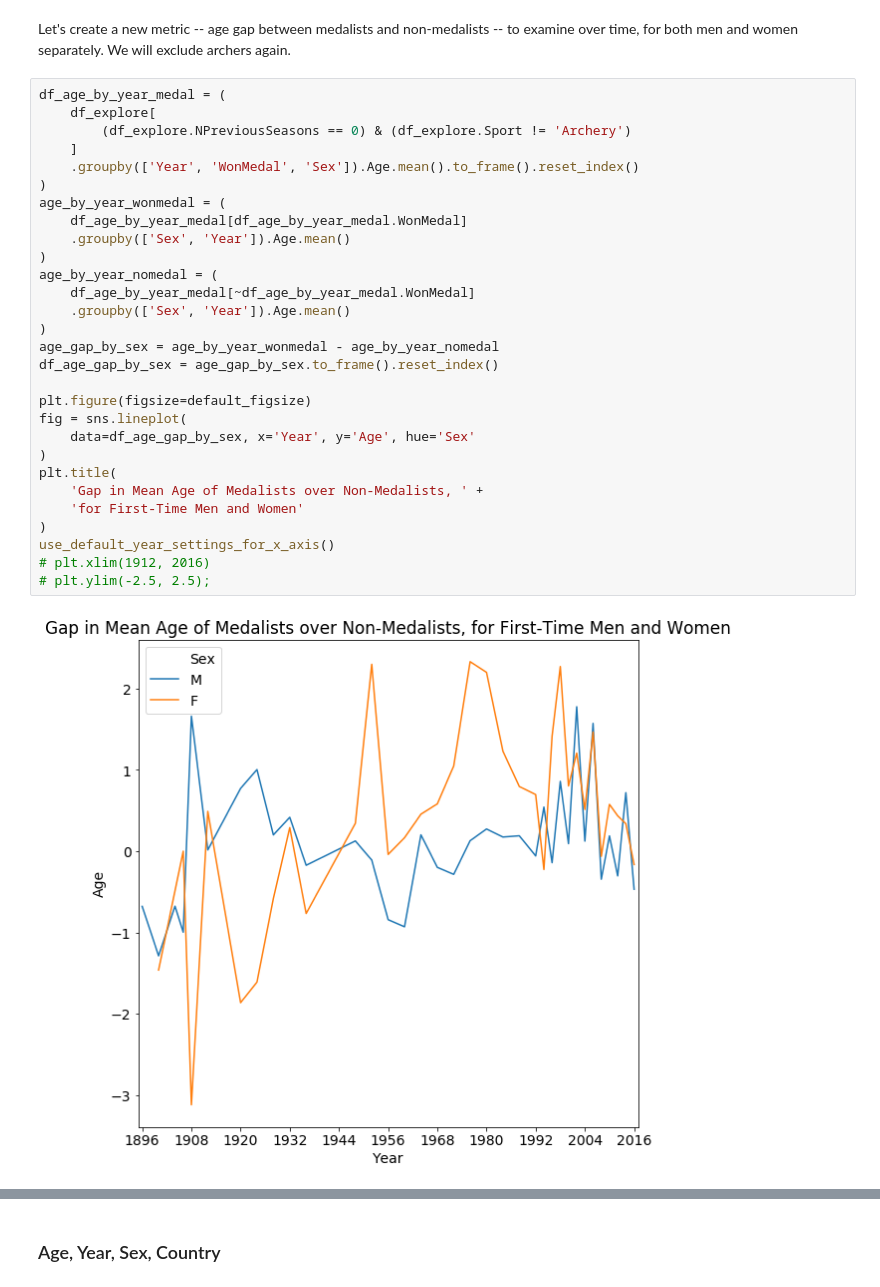
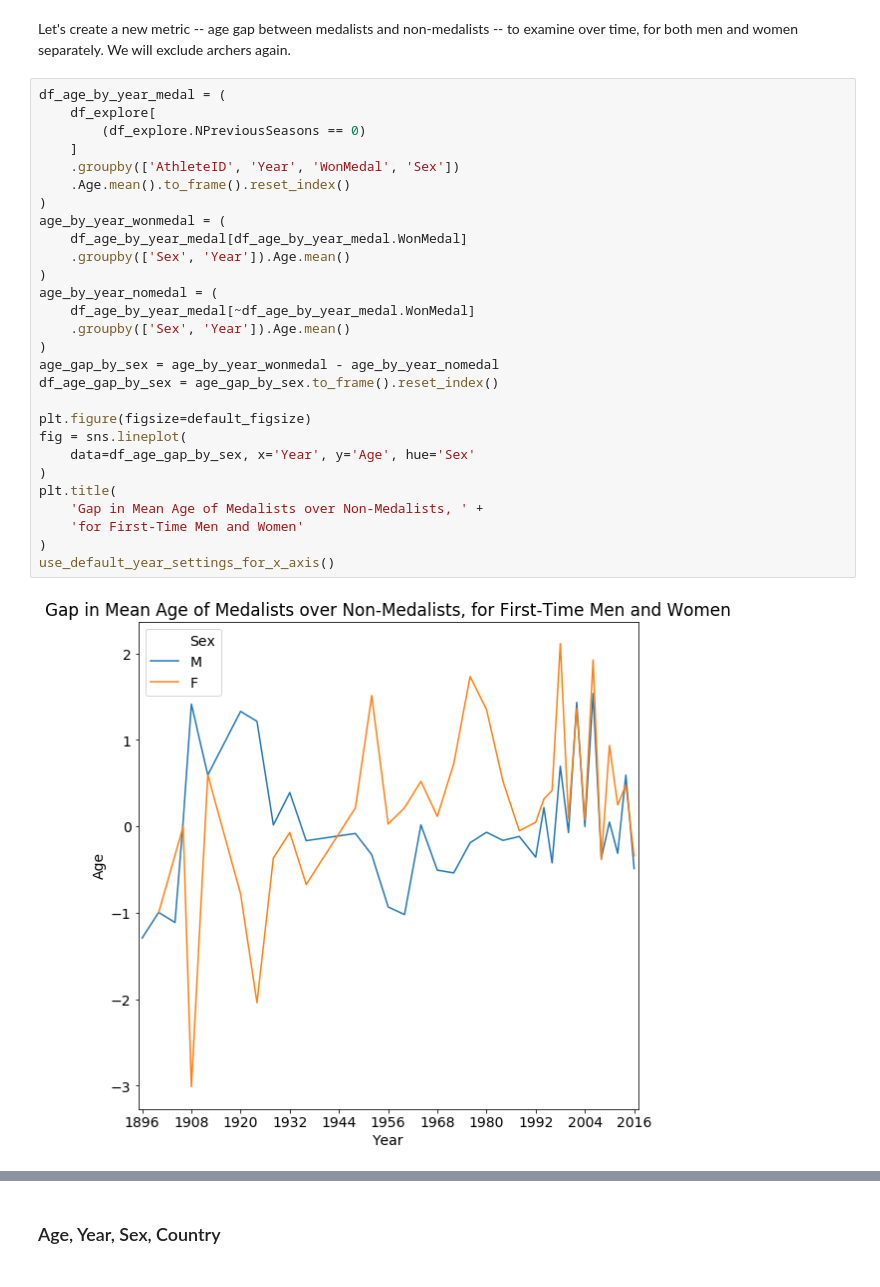
Before and after one commit to davidkobilnyk/OlympicAgeTrends, a Jupyter notebook: olympic_age_trends/exploratory.ipynb, the cells around one changed output, grey strips where cells are left out. Cells and saved outputs as stored; diff of their text form.

```diff
--- a/olympic_age_trends/exploratory.ipynb
+++ b/olympic_age_trends/exploratory.ipynb
@@ -2458,32 +2460,31 @@ Let's create a new metric -- age gap between medalists and non-medalists -- to e
 # %%
 df_age_by_year_medal = (
     df_explore[
-        (df_explore.NPreviousSeasons == 0) & (df_explore.Sport != 'Archery')
+        (df_explore.NPreviousSeasons == 0)
     ]
-    .groupby(['Year', 'WonMedal', 'Sex']).Age.mean().to_frame().reset_index()
+    .groupby(['AthleteID', 'Year', 'WonMedal', 'Sex'])
+    .Age.mean().to_frame().reset_index()
 )
 age_by_year_wonmedal = (
     df_age_by_year_medal[df_age_by_year_medal.WonMedal]
     .groupby(['Sex', 'Year']).Age.mean()
 )
 age_by_year_nomedal = (
     df_age_by_year_medal[~df_age_by_year_medal.WonMedal]
     .groupby(['Sex', 'Year']).Age.mean()
 )
 age_gap_by_sex = age_by_year_wonmedal - age_by_year_nomedal
 df_age_gap_by_sex = age_gap_by_sex.to_frame().reset_index()
 
 plt.figure(figsize=default_figsize)
 fig = sns.lineplot(
     data=df_age_gap_by_sex, x='Year', y='Age', hue='Sex'
 )
 plt.title(
     'Gap in Mean Age of Medalists over Non-Medalists, ' +
     'for First-Time Men and Women'
 )
 use_default_year_settings_for_x_axis()
-# plt.xlim(1912, 2016)
-# plt.ylim(-2.5, 2.5);
 # %% [output]
-[figure, old version]
+[figure, new version]
 # %% [markdown]
```
Also changed, not shown: parts of 50 cells of this notebook, 1 other file.
